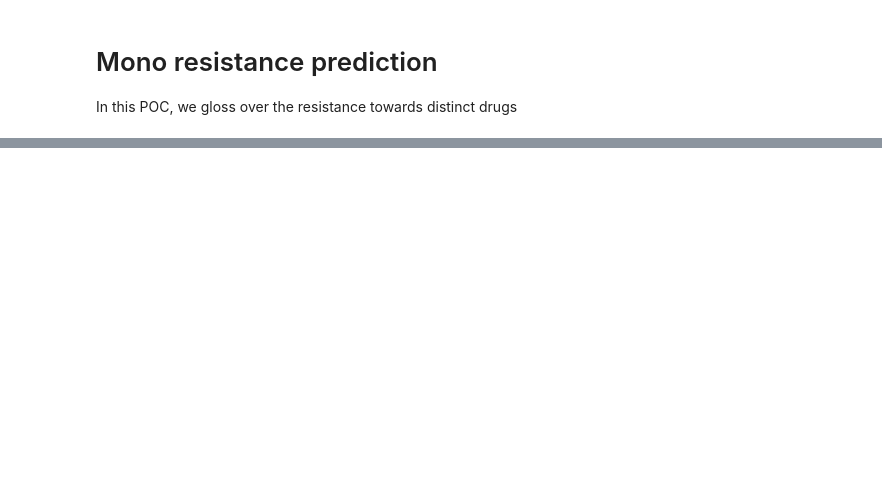
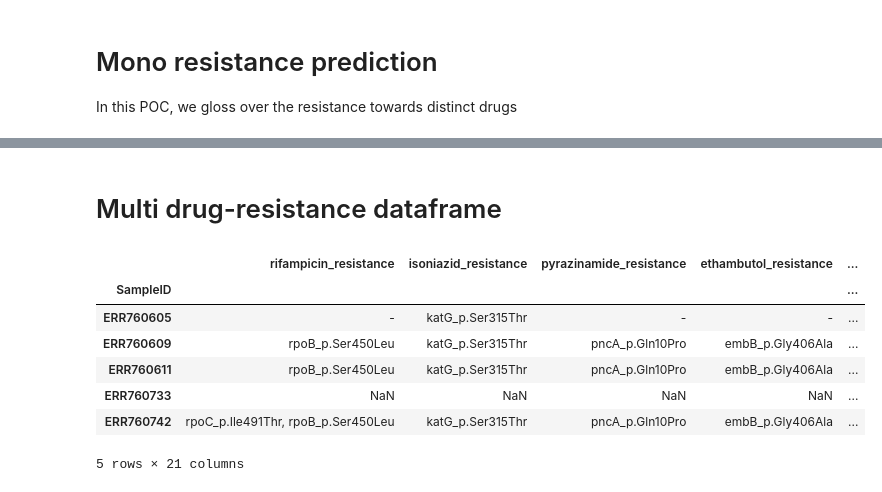
Before and after one commit to abhi18av/drug-resistance-prediction-cambiohack, a Jupyter notebook: src/notebooks/mono_resistance_analysis.ipynb, the cells around one changed output, grey strips where cells are left out. Drawn from its saved outputs; the diff is of its cells as text; code cells hidden in the pictures; blank space fills up the shorter version.

```diff
--- a/src/notebooks/mono_resistance_analysis.ipynb
+++ b/src/notebooks/mono_resistance_analysis.ipynb
@@ -555,0 +140,2 @@ stackedensemble prediction progress: |██████████████
+# %% [markdown]
+# Multi drug-resistance dataframe
@@ -555,0 +144,12 @@ stackedensemble prediction progress: |██████████████
+# %%
+# final_df[renamed_drug_columns_names].head(10)
+final_df[renamed_drug_columns_names].iloc[155:160]
+# %% [output]
+|  | rifampicin_resistance | isoniazid_resistance | pyrazinamide_resistance | ethambutol_resistance | ... |
+| SampleID |  |  |  |  | ... |
+| ERR760605 | - | katG_p.Ser315Thr | - | - | ... |
+| ERR760609 | rpoB_p.Ser450Leu | katG_p.Ser315Thr | pncA_p.Gln10Pro | embB_p.Gly406Ala | ... |
+| ERR760611 | rpoB_p.Ser450Leu | katG_p.Ser315Thr | pncA_p.Gln10Pro | embB_p.Gly406Ala | ... |
+| ERR760733 | NaN | NaN | NaN | NaN | ... |
+| ERR760742 | rpoC_p.Ile491Thr, rpoB_p.Ser450Leu | katG_p.Ser315Thr | pncA_p.Gln10Pro | embB_p.Gly406Ala | ... |
+5 rows × 21 columns
```
Also changed, not shown: parts of 50 cells of this notebook, 9 other files.
